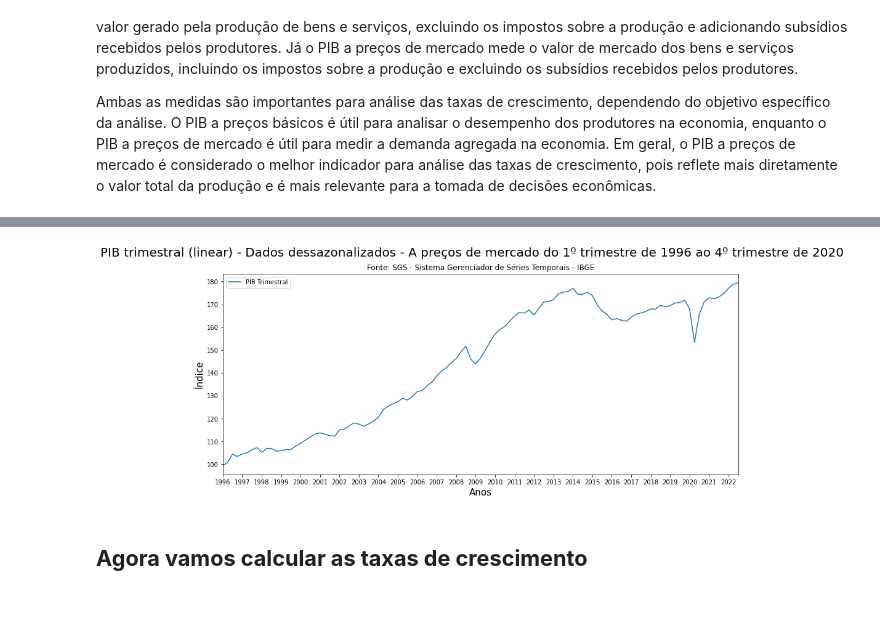
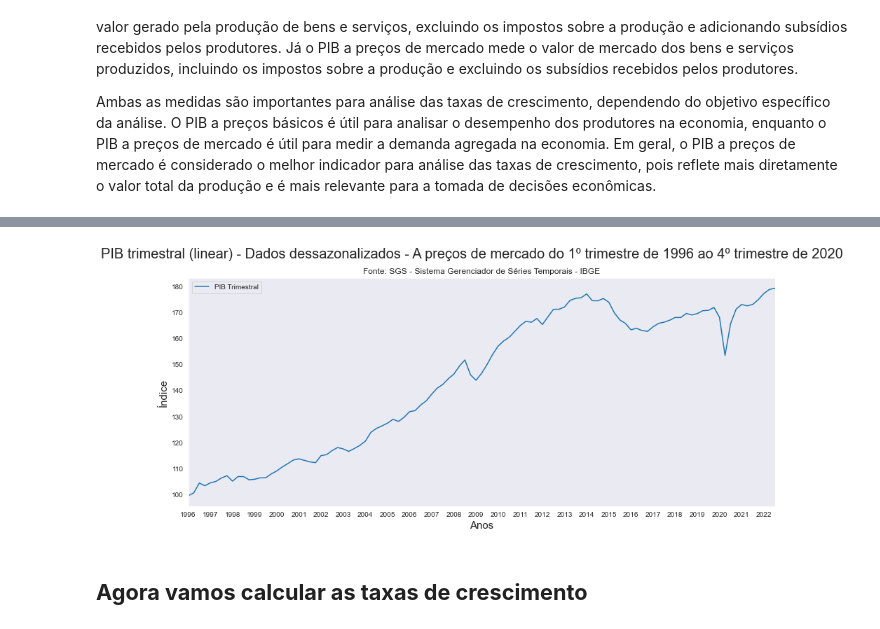
Before and after one commit to Violonista/Taxa-de-crescimento-do-Brasileiro, a Jupyter notebook: Taxas_de_crescimento_do_PIB_Brasileiro.ipynb, the cells around one changed output, grey strips where cells are left out. Saved outputs shown, nothing was run; the diff lists cells and outputs as text; code cells hidden in the pictures.

Commit message:
melhorias na visualização

```diff
--- a/Taxas_de_crescimento_do_PIB_Brasileiro.ipynb
+++ b/Taxas_de_crescimento_do_PIB_Brasileiro.ipynb
@@ -57,24 +57,24 @@ pib_tri.head()
 | 1997-01-01 | 104.40 |
 # %%
 # plotando o gráfico
-
+seaborn.set_style('dark')
 fig, ax = plt.subplots(figsize =(15,6))
 pib_tri.plot(ax=ax)
 fig.suptitle('PIB trimestral (linear) - Dados dessazonalizados - A preços de mercado do 1º trimestre de 1996 ao 4º trimestre de 2020',
              fontsize=20)
 ax.set_title('Fonte: SGS - Sistema Gerenciador de Séries Temporais - IBGE')
 ax.set_ylabel('Índice', fontsize=15)
 ax.set_xlabel('Anos', fontsize=15)
 
 
 #Como temos muitos dados no eixo x é interessante  considerar agrupar os dados em intervalos maiores,
 #Agrupando os dados em intervalos de 4 trimestres (1 ano) e mostrar somente os anos no eixo x.
 
 ax.set_xticks(pib_tri.index[::4])
 ax.set_xticklabels(pib_tri.index.strftime('%Y')[::4])
 plt.show()
 # %% [output]
-[figure, old version]
+[figure, new version]
 # %% [markdown]
 ## **Agora vamos calcular as taxas de crescimento**
 # %%
```
Also changed, not shown: parts of 4 cells of this notebook.
